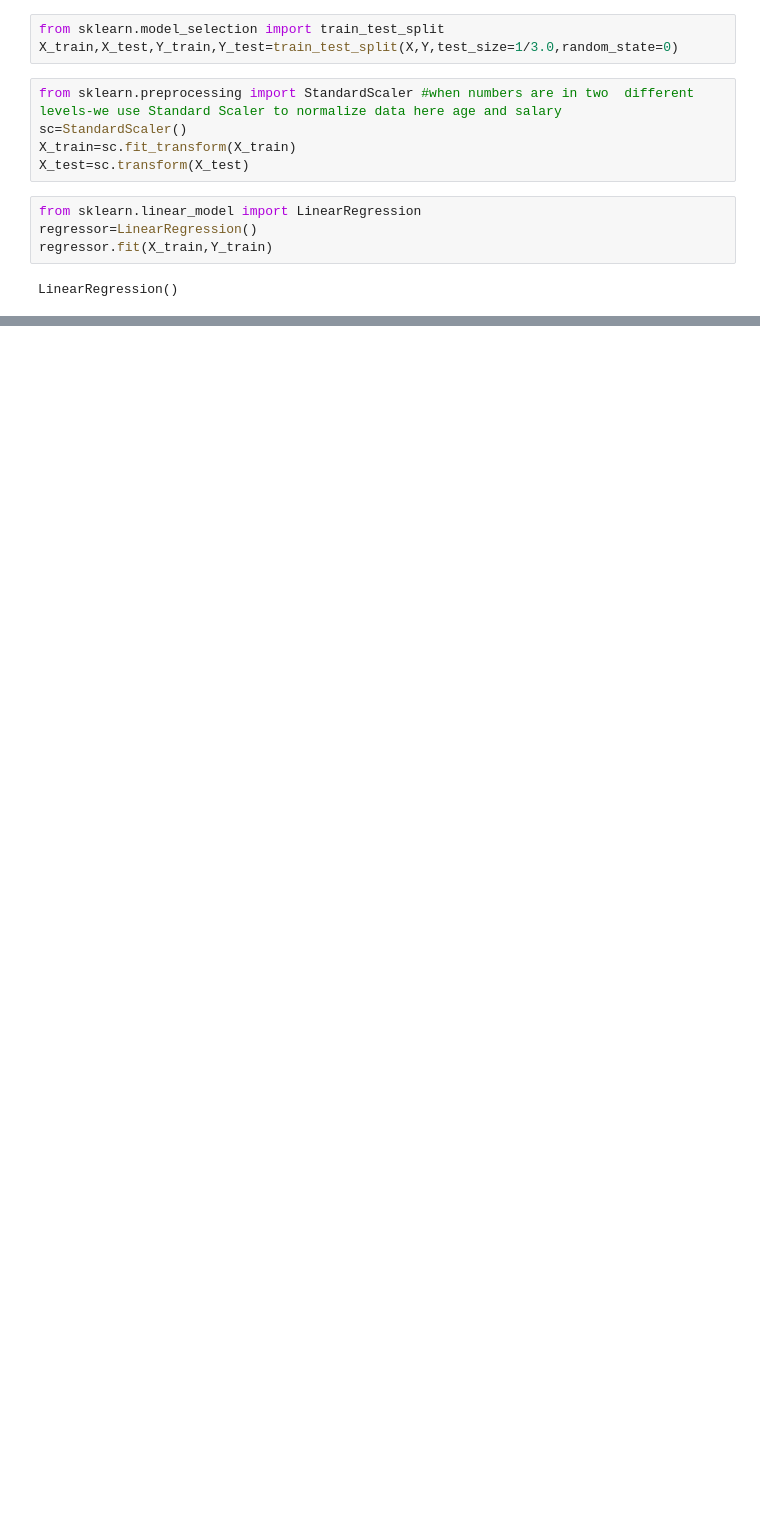
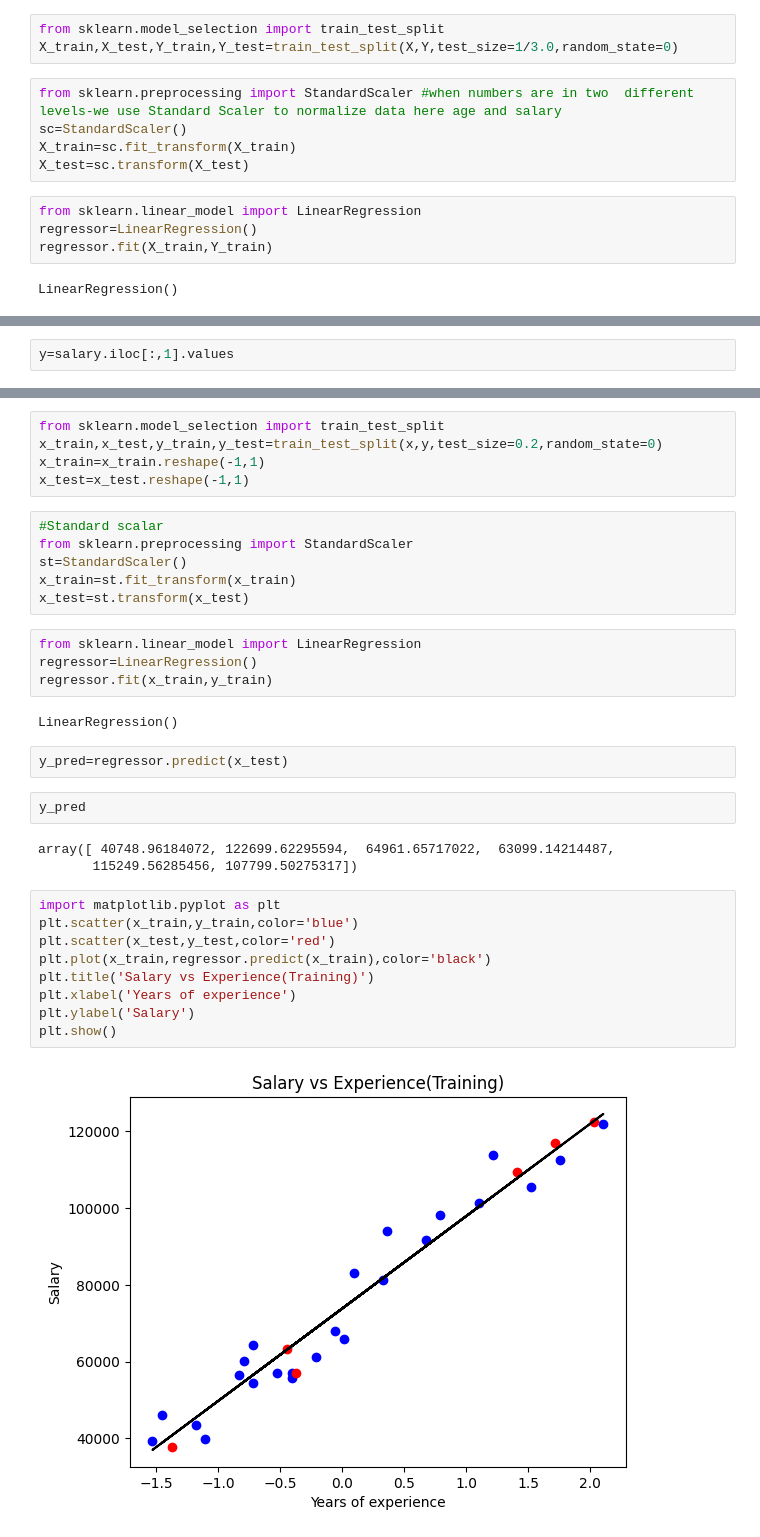
Before and after one commit to GowthamiGB/FML, a Jupyter notebook: LinearReggression.ipynb, the cells around one changed output, grey strips where cells are left out. Cells and saved outputs as stored; diff of their text form; blank space fills up the shorter version.

```diff
--- a/LinearReggression.ipynb
+++ b/LinearReggression.ipynb
@@ -111,0 +179,2 @@ plt.show()
+# %%
+y=salary.iloc[:,1].values
@@ -111,0 +189,35 @@ plt.show()
+# %%
+from sklearn.model_selection import train_test_split
+x_train,x_test,y_train,y_test=train_test_split(x,y,test_size=0.2,random_state=0)
+x_train=x_train.reshape(-1,1)
+x_test=x_test.reshape(-1,1)
+# %%
+#Standard scalar
+from sklearn.preprocessing import StandardScaler
+st=StandardScaler()
+x_train=st.fit_transform(x_train)
+x_test=st.transform(x_test)
+# %%
+from sklearn.linear_model import LinearRegression
+regressor=LinearRegression()
+regressor.fit(x_train,y_train)
+# %% [output]
+LinearRegression()
+# %%
+y_pred=regressor.predict(x_test)
+# %%
+y_pred
+# %% [output]
+array([ 40748.96184072, 122699.62295594,  64961.65717022,  63099.14214487,
+       115249.56285456, 107799.50275317])
+# %%
+import matplotlib.pyplot as plt
+plt.scatter(x_train,y_train,color='blue')
+plt.scatter(x_test,y_test,color='red')
+plt.plot(x_train,regressor.predict(x_train),color='black')
+plt.title('Salary vs Experience(Training)')
+plt.xlabel('Years of experience')
+plt.ylabel('Salary')
+plt.show()
+# %% [output]
+[figure, added]
```
Also changed, not shown: parts of 14 cells of this notebook, 8 other files.
